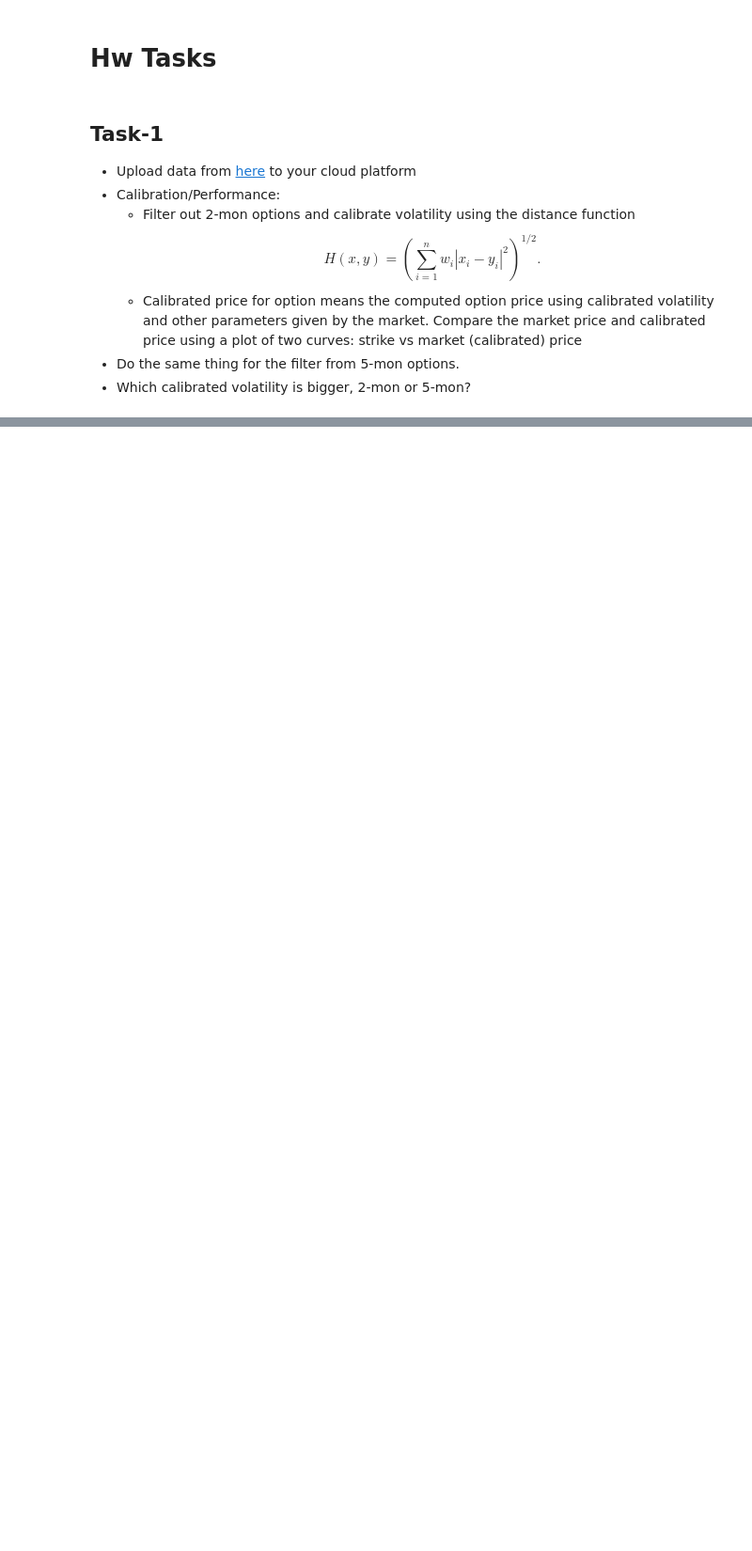
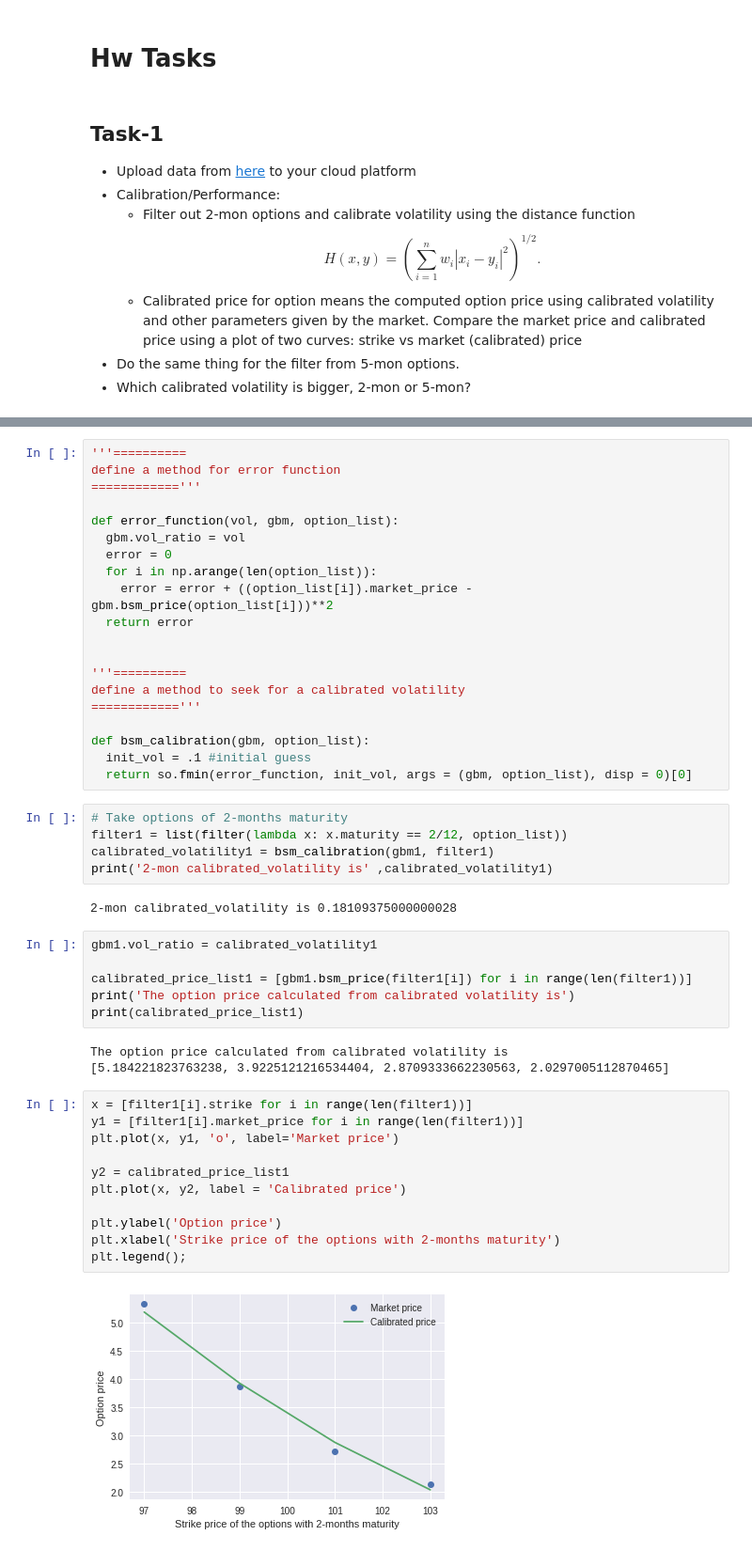
Before and after one commit to cengaiyeung/20MA573, a Jupyter notebook: src/hw04_part2.ipynb, the cells around one changed output, grey strips where cells are left out. Shown: that part at 94% size. Drawn from its saved outputs; the diff is of its cells as text; blank space fills up the shorter version.

```diff
--- a/src/hw04_part2.ipynb
+++ b/src/hw04_part2.ipynb
@@ -54,0 +127,49 @@ $$H(x, y) = (\sum_{i=1}^n w_i |x_i - y_i|^2)^{1/2}.$$
+# %%
+'''==========
+define a method for error function
+============'''
+
+def error_function(vol, gbm, option_list):
+  gbm.vol_ratio = vol
+  error = 0
+  for i in np.arange(len(option_list)):
+    error = error + ((option_list[i]).market_price - gbm.bsm_price(option_list[i]))**2
+  return error
+
+
+'''==========
+define a method to seek for a calibrated volatility
+============'''
+
+def bsm_calibration(gbm, option_list):
+  init_vol = .1 #initial guess
+  return so.fmin(error_function, init_vol, args = (gbm, option_list), disp = 0)[0]
+# %%
+# Take options of 2-months maturity
+filter1 = list(filter(lambda x: x.maturity == 2/12, option_list))
+calibrated_volatility1 = bsm_calibration(gbm1, filter1)
+print('2-mon calibrated_volatility is' ,calibrated_volatility1)
+# %% [output]
+2-mon calibrated_volatility is 0.18109375000000028
+# %%
+gbm1.vol_ratio = calibrated_volatility1
+
+calibrated_price_list1 = [gbm1.bsm_price(filter1[i]) for i in range(len(filter1))]
+print('The option price calculated from calibrated volatility is')
+print(calibrated_price_list1)
+# %% [output]
+The option price calculated from calibrated volatility is
+[5.184221823763238, 3.9225121216534404, 2.8709333662230563, 2.0297005112870465]
+# %%
+x = [filter1[i].strike for i in range(len(filter1))]
+y1 = [filter1[i].market_price for i in range(len(filter1))]
+plt.plot(x, y1, 'o', label='Market price')
+
+y2 = calibrated_price_list1
+plt.plot(x, y2, label = 'Calibrated price')
+
+plt.ylabel('Option price')
+plt.xlabel('Strike price of the options with 2-months maturity')
+plt.legend();
+# %% [output]
+[figure, added]
```
Also changed, not shown: parts of 10 cells of this notebook.
